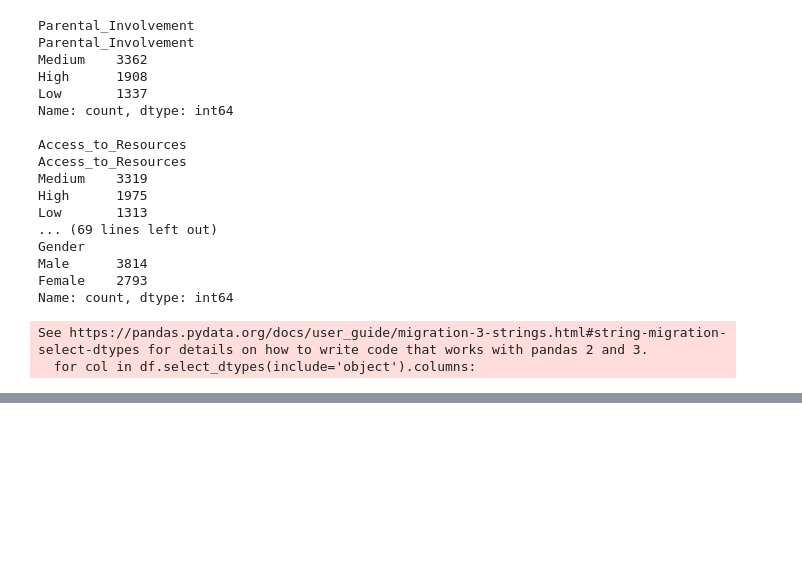
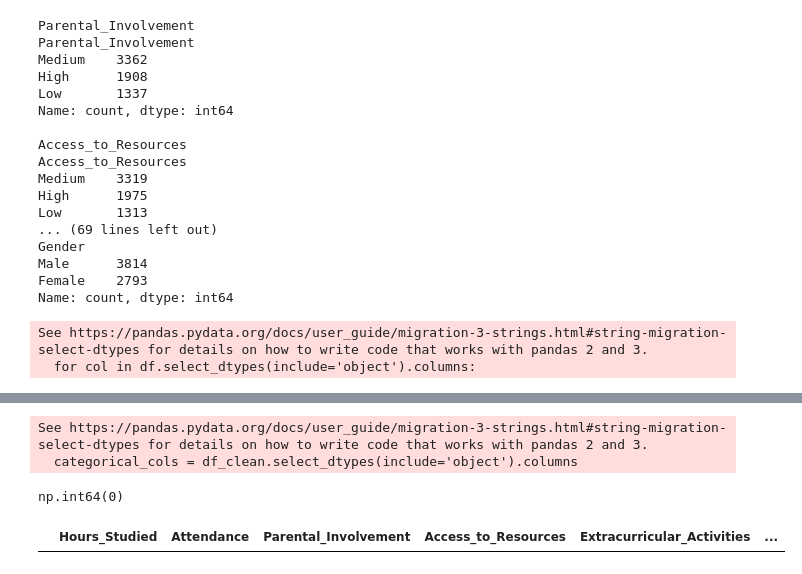
Before and after one commit to mdraihanmostafa746-coder/Student-Academic-Performance-Analysis-and-Prediction, a Jupyter notebook: notebooks/student_performance_analysis.ipynb, the cells around one changed output, grey strips where cells are left out. Cells and saved outputs as stored; diff of their text form; code cells hidden in the pictures; blank space fills up the shorter version.

Commit message:
Complete Data Cleaning

```diff
--- a/notebooks/student_performance_analysis.ipynb
+++ b/notebooks/student_performance_analysis.ipynb
@@ -203,0 +206,2 @@ See https://pandas.pydata.org/docs/user_guide/migration-3-strings.html#string-mi
+# %%
+df_clean = df.copy()
@@ -203,0 +228,15 @@ See https://pandas.pydata.org/docs/user_guide/migration-3-strings.html#string-mi
+# %%
+numerical_cols = df_clean.select_dtypes(include=['int64', 'float64']).columns
+
+categorical_cols = df_clean.select_dtypes(include='object').columns
+# %% [output]
+See https://pandas.pydata.org/docs/user_guide/migration-3-strings.html#string-migration-select-dtypes for details on how to write code that works with pandas 2 and 3.
+  categorical_cols = df_clean.select_dtypes(include='object').columns
+# %%
+df_clean.duplicated().sum()
+# %% [output]
+np.int64(0)
+# %%
+df_clean[df_clean.duplicated(keep=False)]
+# %% [output]
+|  | Hours_Studied | Attendance | Parental_Involvement | Access_to_Resources | Extracurricular_Activities | ... |
```
Also changed, not shown: parts of 6 cells of this notebook.
